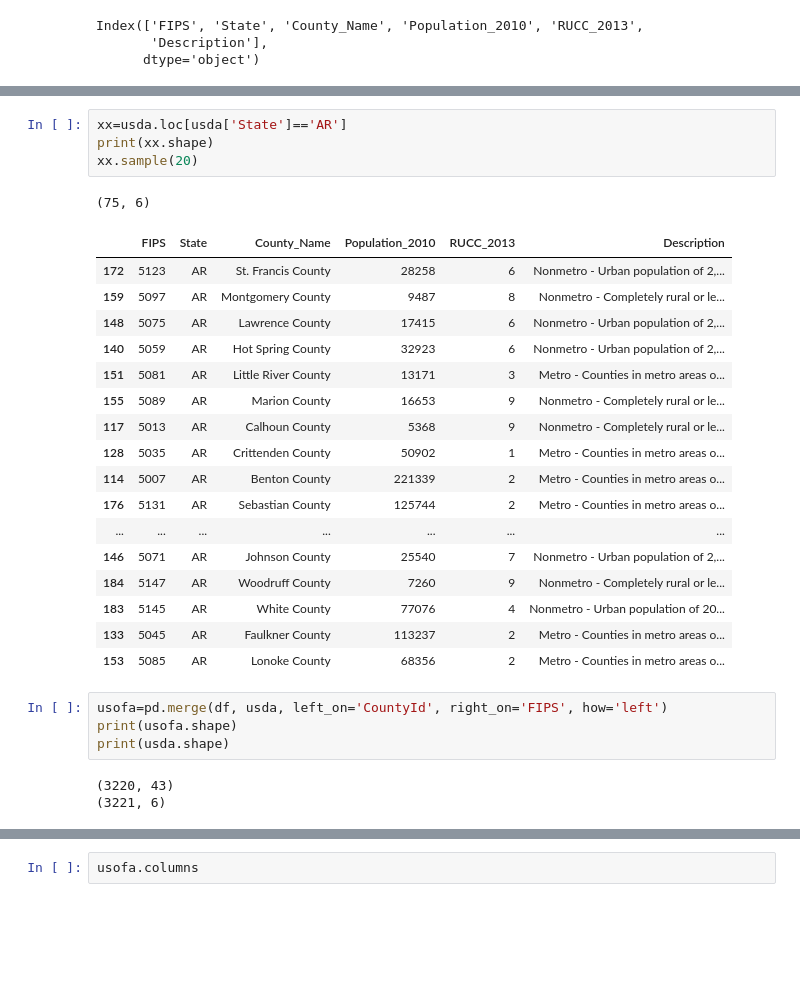
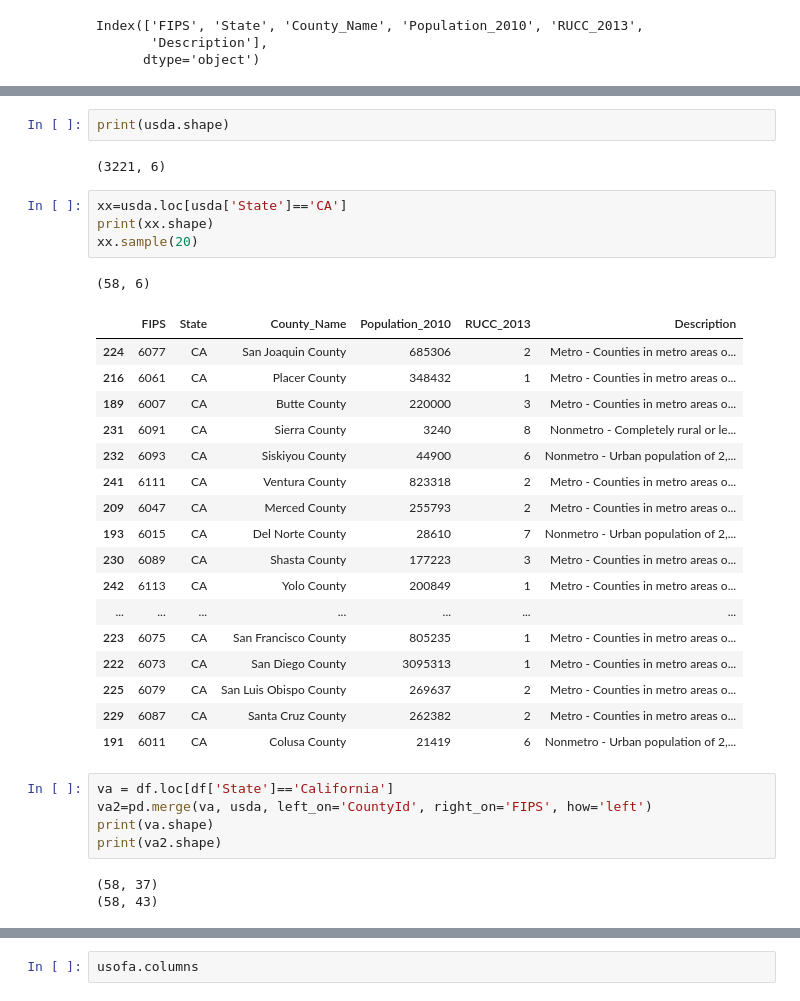
Before and after one commit to vharkar/305-virginia-census-data, a Jupyter notebook: assets/pandas_eda.ipynb, the cells around one changed output, grey strips where cells are left out. Cells and saved outputs as stored; diff of their text form; blank space fills up the shorter version.

```diff
--- a/assets/pandas_eda.ipynb
+++ b/assets/pandas_eda.ipynb
@@ -118,36 +148,41 @@ usda.groupby('RUCC_2013')[['RUCC_2013','Description']].max()
 | 7 | 7 | Nonmetro - Urban population of 2,... |
 | 8 | 8 | Nonmetro - Completely rural or le... |
 | 9 | 9 | Nonmetro - Completely rural or le... |
+# %%
+print(usda.shape)
+# %% [output]
+(3221, 6)
 # %%
-xx=usda.loc[usda['State']=='AR']
+xx=usda.loc[usda['State']=='CA']
 print(xx.shape)
 xx.sample(20)
 # %% [output]
-(75, 6)
+(58, 6)
 |  | FIPS | State | County_Name | Population_2010 | RUCC_2013 | Description |
-| 172 | 5123 | AR | St. Francis County | 28258 | 6 | Nonmetro - Urban population of 2,... |
-| 159 | 5097 | AR | Montgomery County | 9487 | 8 | Nonmetro - Completely rural or le... |
-| 148 | 5075 | AR | Lawrence County | 17415 | 6 | Nonmetro - Urban population of 2,... |
-| 140 | 5059 | AR | Hot Spring County | 32923 | 6 | Nonmetro - Urban population of 2,... |
-| 151 | 5081 | AR | Little River County | 13171 | 3 | Metro - Counties in metro areas o... |
-| 155 | 5089 | AR | Marion County | 16653 | 9 | Nonmetro - Completely rural or le... |
-| 117 | 5013 | AR | Calhoun County | 5368 | 9 | Nonmetro - Completely rural or le... |
-| 128 | 5035 | AR | Crittenden County | 50902 | 1 | Metro - Counties in metro areas o... |
-| 114 | 5007 | AR | Benton County | 221339 | 2 | Metro - Counties in metro areas o... |
-| 176 | 5131 | AR | Sebastian County | 125744 | 2 | Metro - Counties in metro areas o... |
+| 224 | 6077 | CA | San Joaquin County | 685306 | 2 | Metro - Counties in metro areas o... |
+| 216 | 6061 | CA | Placer County | 348432 | 1 | Metro - Counties in metro areas o... |
+| 189 | 6007 | CA | Butte County | 220000 | 3 | Metro - Counties in metro areas o... |
+| 231 | 6091 | CA | Sierra County | 3240 | 8 | Nonmetro - Completely rural or le... |
+| 232 | 6093 | CA | Siskiyou County | 44900 | 6 | Nonmetro - Urban population of 2,... |
+| 241 | 6111 | CA | Ventura County | 823318 | 2 | Metro - Counties in metro areas o... |
+| 209 | 6047 | CA | Merced County | 255793 | 2 | Metro - Counties in metro areas o... |
+| 193 | 6015 | CA | Del Norte County | 28610 | 7 | Nonmetro - Urban population of 2,... |
+| 230 | 6089 | CA | Shasta County | 177223 | 3 | Metro - Counties in metro areas o... |
+| 242 | 6113 | CA | Yolo County | 200849 | 1 | Metro - Counties in metro areas o... |
 | ... | ... | ... | ... | ... | ... | ... |
-| 146 | 5071 | AR | Johnson County | 25540 | 7 | Nonmetro - Urban population of 2,... |
-| 184 | 5147 | AR | Woodruff County | 7260 | 9 | Nonmetro - Completely rural or le... |
-| 183 | 5145 | AR | White County | 77076 | 4 | Nonmetro - Urban population of 20... |
-| 133 | 5045 | AR | Faulkner County | 113237 | 2 | Metro - Counties in metro areas o... |
-| 153 | 5085 | AR | Lonoke County | 68356 | 2 | Metro - Counties in metro areas o... |
+| 223 | 6075 | CA | San Francisco County | 805235 | 1 | Metro - Counties in metro areas o... |
+| 222 | 6073 | CA | San Diego County | 3095313 | 1 | Metro - Counties in metro areas o... |
+| 225 | 6079 | CA | San Luis Obispo County | 269637 | 2 | Metro - Counties in metro areas o... |
+| 229 | 6087 | CA | Santa Cruz County | 262382 | 2 | Metro - Counties in metro areas o... |
+| 191 | 6011 | CA | Colusa County | 21419 | 6 | Nonmetro - Urban population of 2,... |
 # %%
-usofa=pd.merge(df, usda, left_on='CountyId', right_on='FIPS', how='left')
-print(usofa.shape)
-print(usda.shape)
+va = df.loc[df['State']=='California']
+va2=pd.merge(va, usda, left_on='CountyId', right_on='FIPS', how='left')
+print(va.shape)
+print(va2.shape)
 # %% [output]
-(3220, 43)
-(3221, 6)
+(58, 37)
+(58, 43)
 # %%
 usofa.sample(2)
 # %% [output]
```
Also changed, not shown: parts of 17 cells of this notebook, 1 other file.
